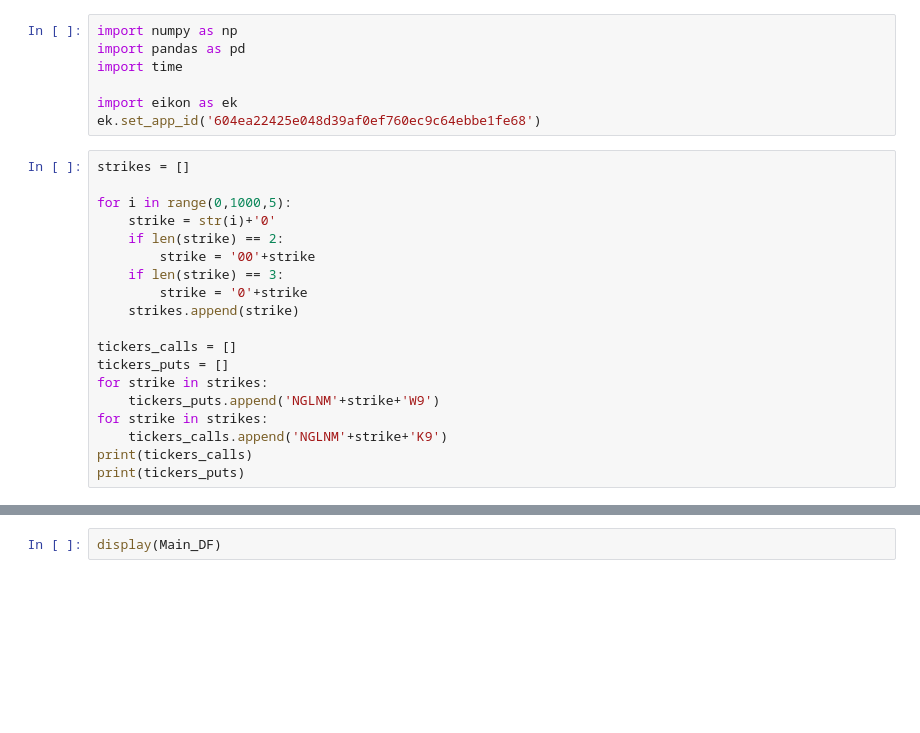
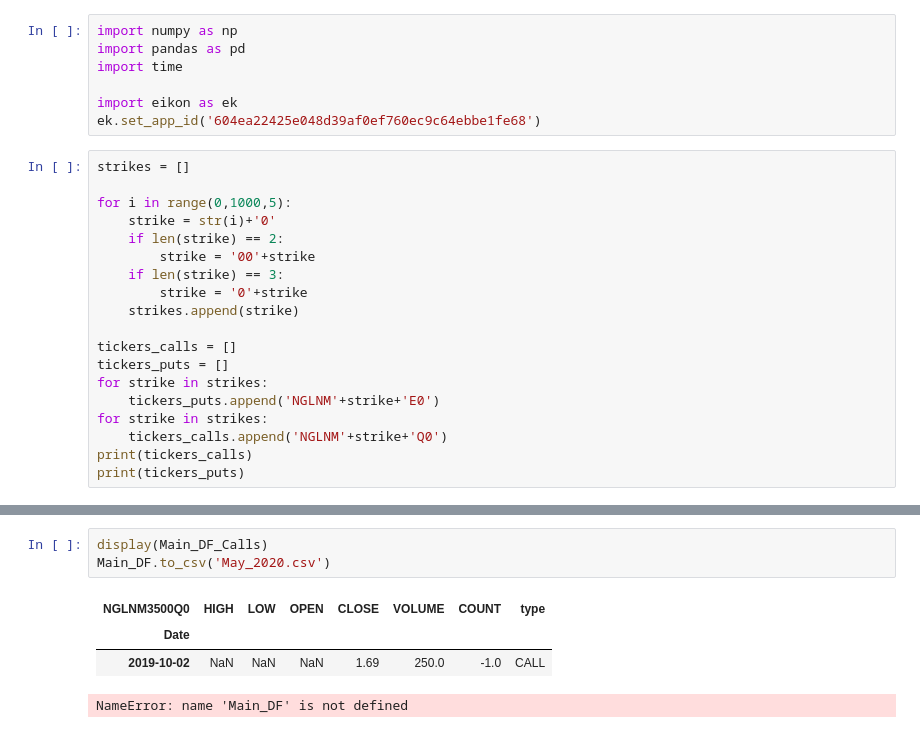
Before and after one commit to JeroenSweerts/NBP_Put_Call, a Jupyter notebook: Untitled.ipynb, the cells around one changed output, grey strips where cells are left out. Cells and saved outputs as stored; diff of their text form; blank space fills up the shorter version.

```diff
--- a/Untitled.ipynb
+++ b/Untitled.ipynb
@@ -19,9 +19,9 @@ for i in range(0,1000,5):
 tickers_calls = []
 tickers_puts = []
 for strike in strikes:
-    tickers_puts.append('NGLNM'+strike+'W9')
+    tickers_puts.append('NGLNM'+strike+'E0')
 for strike in strikes:
-    tickers_calls.append('NGLNM'+strike+'K9')
+    tickers_calls.append('NGLNM'+strike+'Q0')
 print(tickers_calls)
 print(tickers_puts)
 # %% [output]
@@ -92,3 +98,9 @@ Error with NGLNM0250K9: Invalid RIC
 ... (188 outputs left out)
 # %%
-display(Main_DF)
+display(Main_DF_Calls)
+Main_DF.to_csv('May_2020.csv')
+# %% [output]
+| NGLNM3500Q0 | HIGH | LOW | OPEN | CLOSE | VOLUME | COUNT | type |
+| Date |  |  |  |  |  |  |  |
+| 2019-10-02 | NaN | NaN | NaN | 1.69 | 250.0 | -1.0 | CALL |
+NameError: name 'Main_DF' is not defined
```
Also changed, not shown: parts of 2 cells of this notebook, 6 other files.
